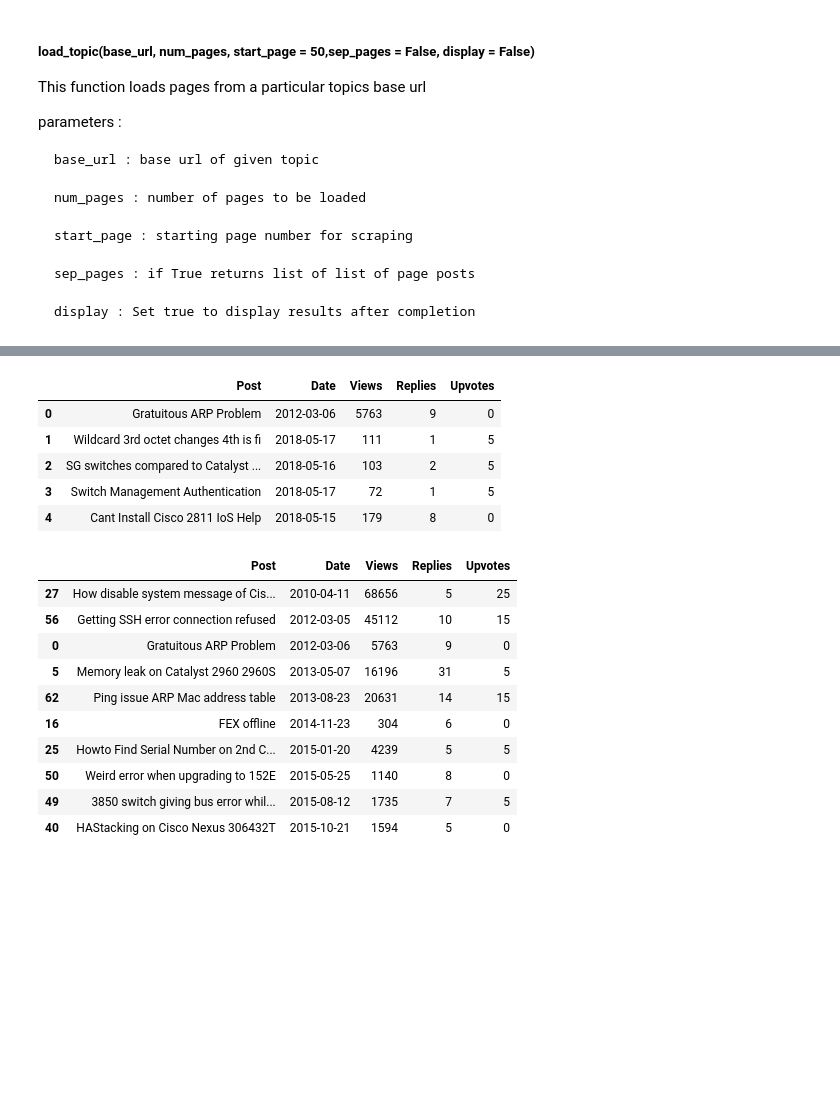
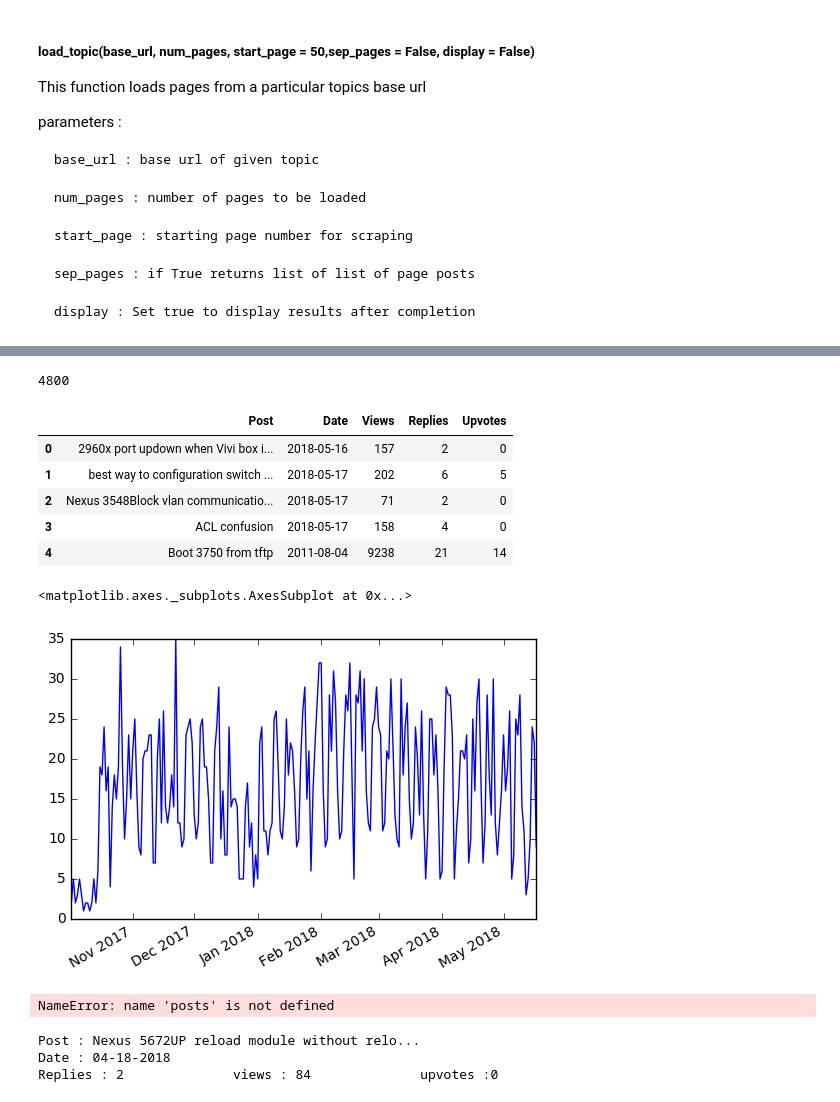
Before and after one commit to newgenrick/trend-and-sentiment-analysis-project, a Jupyter notebook: post_scrapper final.ipynb, the cells around one changed output, grey strips where cells are left out. Saved outputs shown, nothing was run; the diff lists cells and outputs as text; code cells hidden in the pictures; blank space fills up the shorter version.

Commit message:
basic visualization

```diff
--- a/post_scrapper final.ipynb
+++ b/post_scrapper final.ipynb
@@ -189,25 +189,14 @@ save_csv(posts,"posts.csv")
 # %%
 import pandas as pd
 data = pd.read_csv("posts.csv",parse_dates=['Date'])
+
+print(len(data))
 data.head()
 # %% [output]
+4800
 |  | Post | Date | Views | Replies | Upvotes |
-| 0 | Gratuitous ARP Problem | 2012-03-06 | 5763 | 9 | 0 |
-| 1 | Wildcard 3rd octet changes 4th is fi | 2018-05-17 | 111 | 1 | 5 |
-| 2 | SG switches compared to Catalyst ... | 2018-05-16 | 103 | 2 | 5 |
-| 3 | Switch Management Authentication | 2018-05-17 | 72 | 1 | 5 |
-| 4 | Cant Install Cisco 2811 IoS Help | 2018-05-15 | 179 | 8 | 0 |
+| 0 | 2960x port updown when Vivi box i... | 2018-05-16 | 157 | 2 | 0 |
+| 1 | best way to configuration switch ... | 2018-05-17 | 202 | 6 | 5 |
+| 2 | Nexus 3548Block vlan communicatio... | 2018-05-17 | 71 | 2 | 0 |
+| 3 | ACL confusion | 2018-05-17 | 158 | 4 | 0 |
+| 4 | Boot 3750 from tftp | 2011-08-04 | 9238 | 21 | 14 |
-# %%
-data.sort_values('Date').head(10)
-# %% [output]
-|  | Post | Date | Views | Replies | Upvotes |
-| 27 | How disable system message of Cis... | 2010-04-11 | 68656 | 5 | 25 |
-| 56 | Getting SSH error connection refused | 2012-03-05 | 45112 | 10 | 15 |
-| 0 | Gratuitous ARP Problem | 2012-03-06 | 5763 | 9 | 0 |
-| 5 | Memory leak on Catalyst 2960 2960S | 2013-05-07 | 16196 | 31 | 5 |
-| 62 | Ping issue ARP Mac address table | 2013-08-23 | 20631 | 14 | 15 |
-| 16 | FEX offline | 2014-11-23 | 304 | 6 | 0 |
-| 25 | Howto Find Serial Number on 2nd C... | 2015-01-20 | 4239 | 5 | 5 |
-| 50 | Weird error when upgrading to 152E | 2015-05-25 | 1140 | 8 | 0 |
-| 49 | 3850 switch giving bus error whil... | 2015-08-12 | 1735 | 7 | 5 |
-| 40 | HAStacking on Cisco Nexus 306432T | 2015-10-21 | 1594 | 5 | 0 |
@@ -213,0 +206,9 @@ data.sort_values('Date').head(10)
+# %%
+filtered_data = data[(data['Date'] > '2017-10-01')]
+# %%
+date_hits = (filtered_data['Date'].value_counts().sort_index())
+# %%
+date_hits.plot.line()
+# %% [output]
+<matplotlib.axes._subplots.AxesSubplot at 0x...>
+[figure, added]
@@ -213,0 +220,10 @@ data.sort_values('Date').head(10)
+# %%
+posts[1]
+# %% [output]
+NameError: name 'posts' is not defined
+# %%
+posts[74].disp_info()
+# %% [output]
+Post : Nexus 5672UP reload module without relo...
+Date : 04-18-2018
+Replies : 2              views : 84              upvotes :0
```
Also changed, not shown: parts of 10 cells of this notebook, 2 other files.
